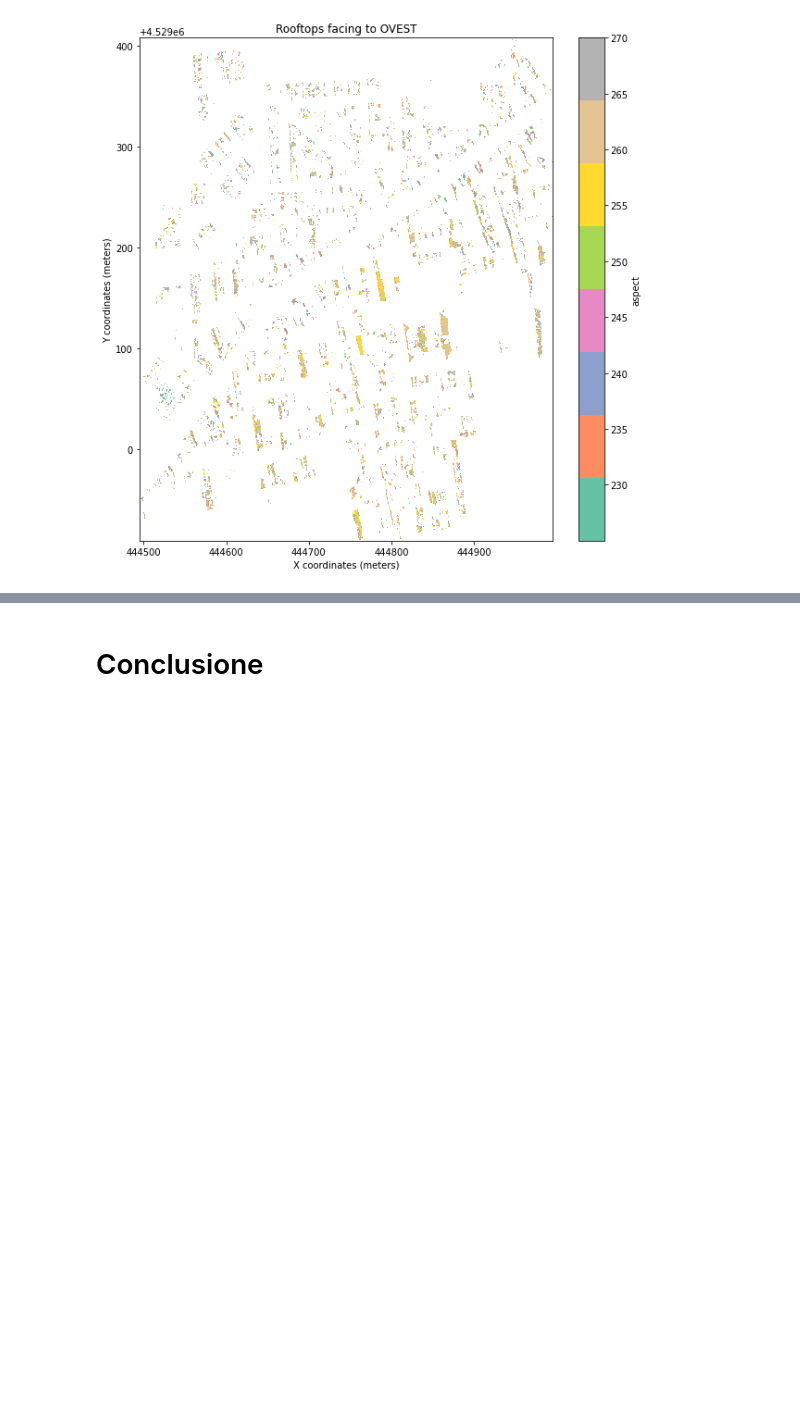
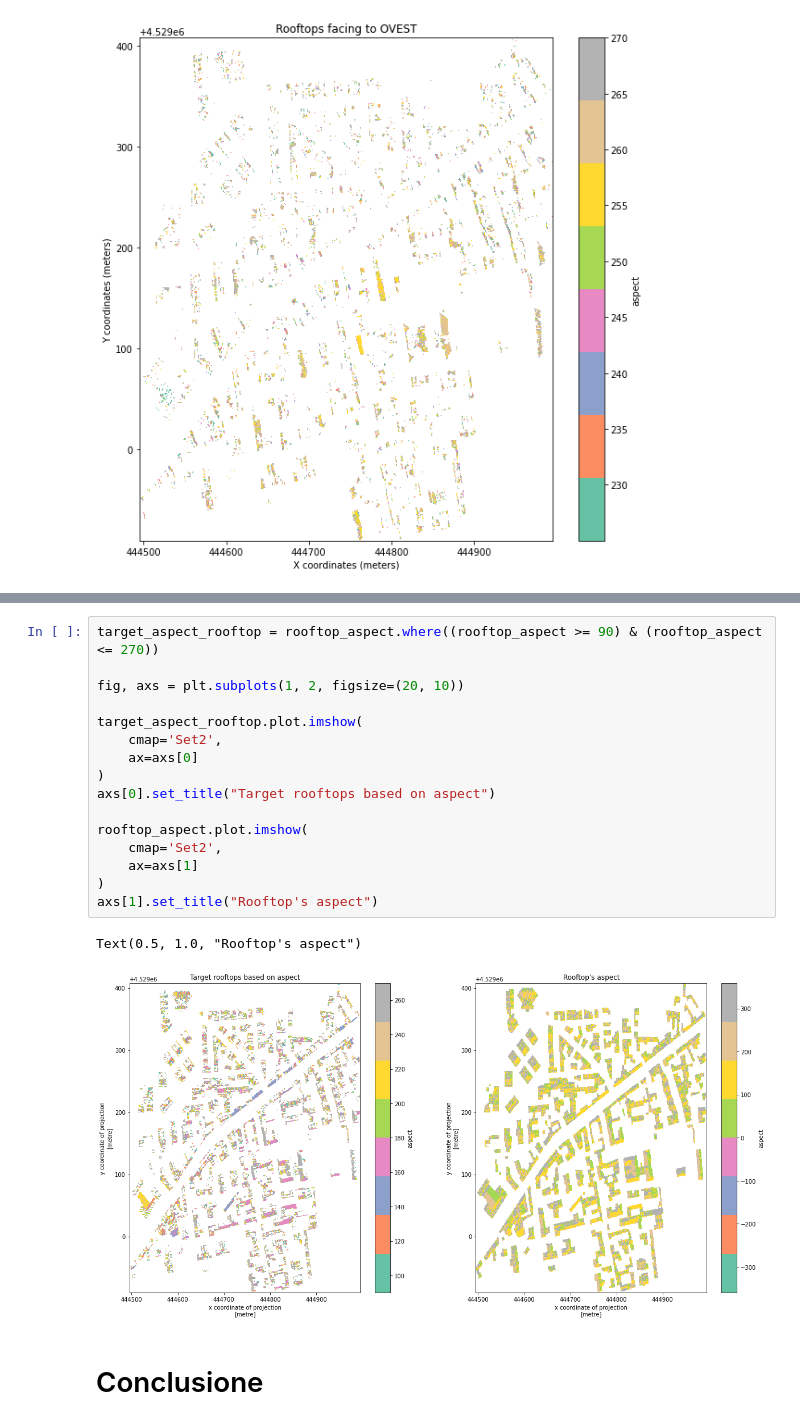
Before and after one commit to MaxDragonheart/PyGIS-Blog, a Jupyter notebook: _notebooks/2022-05-21-verificare-il-potenziale-fotovoltaico-di-un-tetto.ipynb, the cells around one changed output, grey strips where cells are left out. Cells and saved outputs as stored; diff of their text form; blank space fills up the shorter version.

```diff
--- a/_notebooks/2022-05-21-verificare-il-potenziale-fotovoltaico-di-un-tetto.ipynb
+++ b/_notebooks/2022-05-21-verificare-il-potenziale-fotovoltaico-di-un-tetto.ipynb
@@ -273,3 +300,22 @@ Text(0.5, 0, 'X coordinates (meters)')
+# %%
+target_aspect_rooftop = rooftop_aspect.where((rooftop_aspect >= 90) & (rooftop_aspect <= 270))
+
+fig, axs = plt.subplots(1, 2, figsize=(20, 10))
+
+target_aspect_rooftop.plot.imshow(
+    cmap='Set2',
+    ax=axs[0]
+)
+axs[0].set_title("Target rooftops based on aspect")
+
+rooftop_aspect.plot.imshow(
+    cmap='Set2',
+    ax=axs[1]
+)
+axs[1].set_title("Rooftop's aspect")
+# %% [output]
+Text(0.5, 1.0, "Rooftop's aspect")
+[figure, added]
 # %% [markdown]
 # Conclusione
 # %% [markdown]
```
Also changed, not shown: parts of 3 cells of this notebook.
